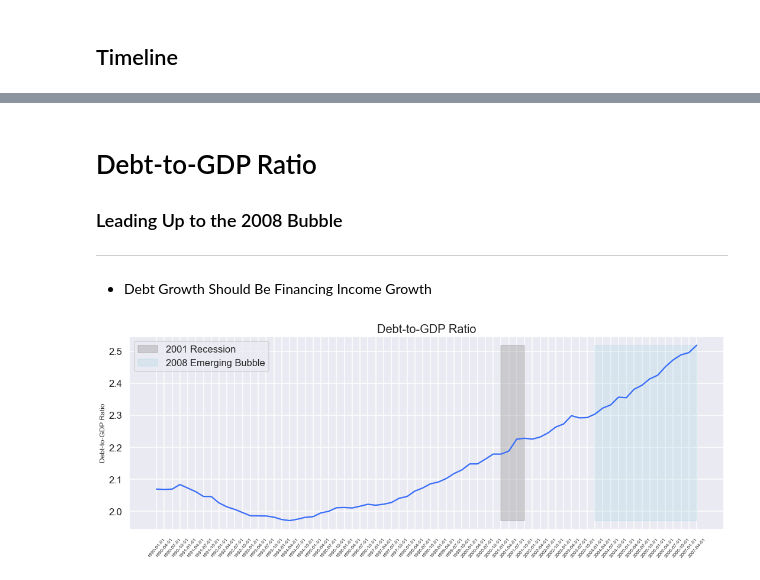
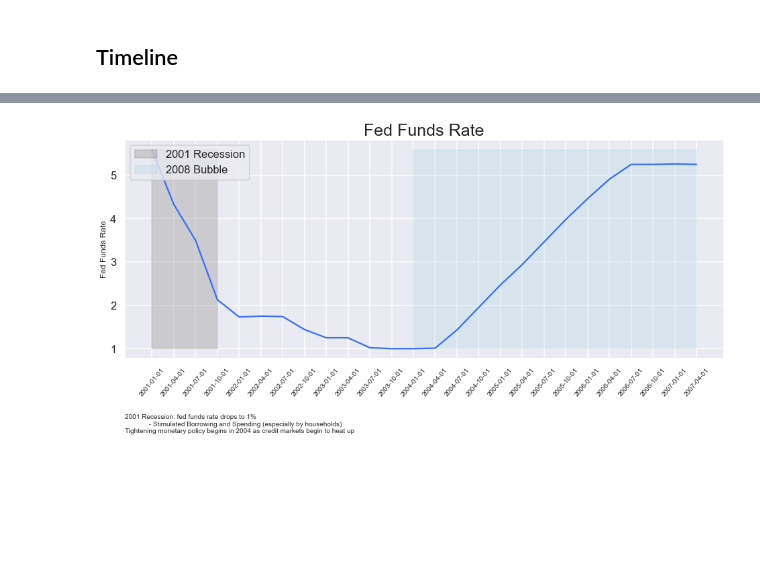
Before and after one commit to bridaniels/Principles_NavigatingBigDebtCrises, a Jupyter notebook: Part2/US_DebtAdjustment/2008_bubble.ipynb, the cells around one changed output, grey strips where cells are left out. Drawn from its saved outputs; the diff is of its cells as text; code cells hidden in the pictures; blank space fills up the shorter version.

Commit message:
2008 bubble

```diff
--- a/Part2/US_DebtAdjustment/2008_bubble.ipynb
+++ b/Part2/US_DebtAdjustment/2008_bubble.ipynb
@@ -68,13 +77,8 @@ import cycles as c
  2001 Recession End: 2001-10-01
  Bubble Start: 2004-01-01
  Top Start: 2007-04-01
-# %% [markdown]
-# Debt-to-GDP Ratio
-### Leading Up to the 2008 Bubble
----
-- Debt Growth Should Be Financing Income Growth
 # %%
-d2gdp = c.DEBT_TO_GDP(start=c.start_early90, end=c.start_top)
-d2gdp.plot_debt2gdp_ratio()
+ff = c.FEDFUNDS(start=c.start_recession01, end=c.start_top)
+ff.plot_basicFEDFUNDS()
 # %% [output]
-[figure, old version]
+[figure, new version]
```
Also changed, not shown: parts of 11 cells of this notebook, 2 other files.
